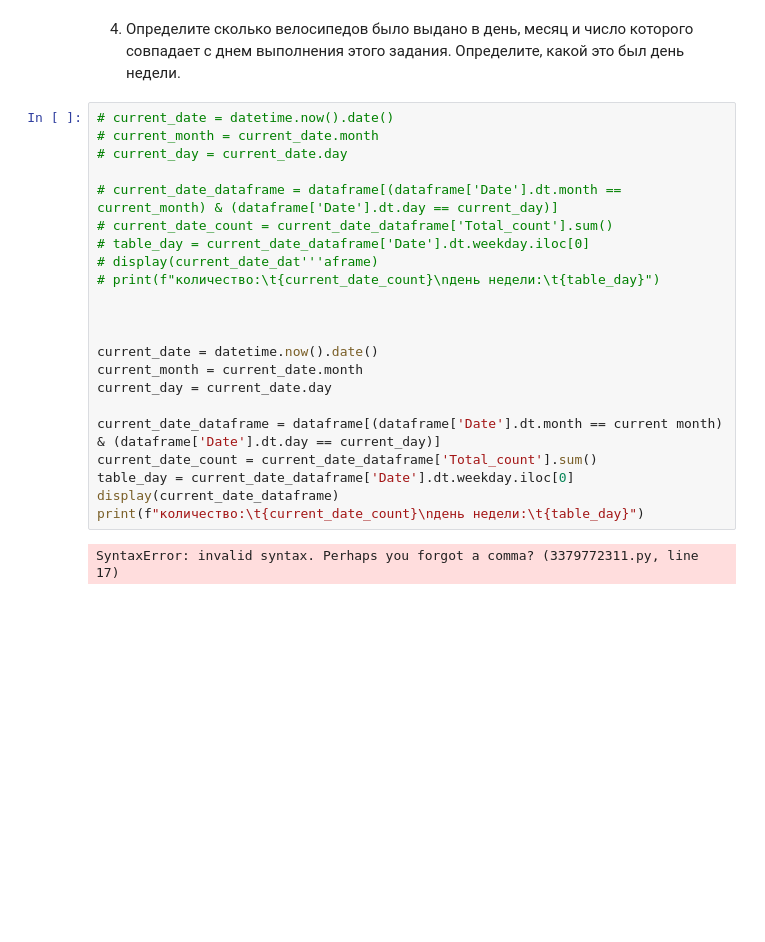
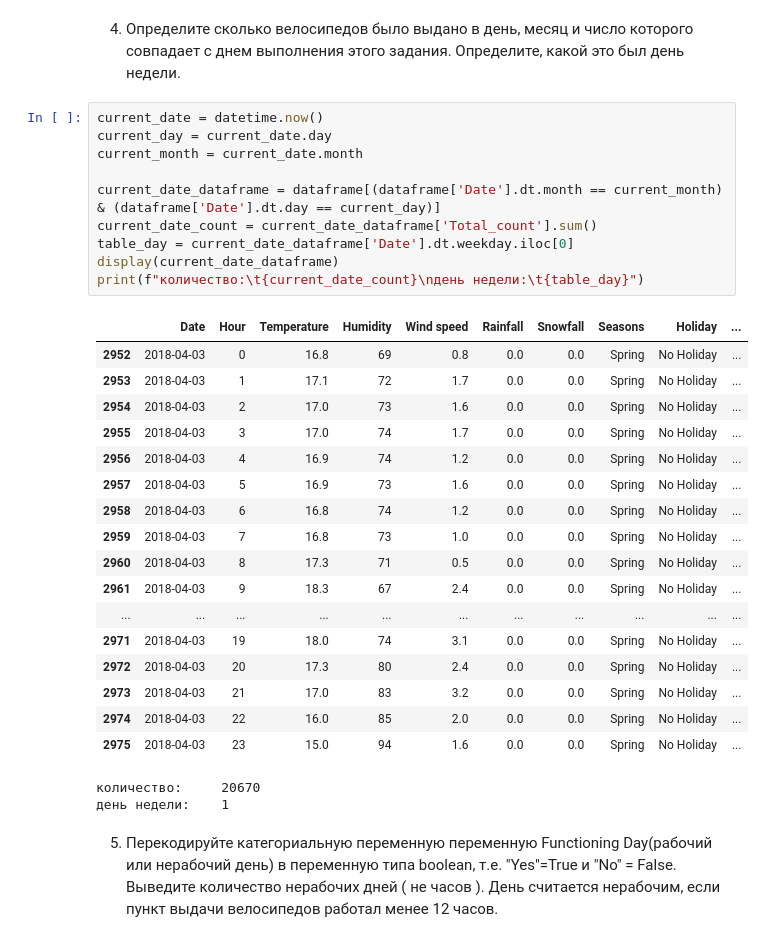
Before and after one commit to Garapace/SMIP, a Jupyter notebook: lab2/main.ipynb, the cells around one changed output. Drawn from its saved outputs; the diff is of its cells as text; blank space fills up the shorter version.

```diff
--- a/lab2/main.ipynb
+++ b/lab2/main.ipynb
@@ -81,26 +81,34 @@ dataframe
 # %% [markdown]
 4) Определите сколько велосипедов было выдано в день, месяц и число которого совпадает с днем выполнения этого задания. Определите, какой это был день недели.
 # %%
-# current_date = datetime.now().date()
-# current_month = current_date.month
-# current_day = current_date.day
+current_date = datetime.now()
+current_day = current_date.day
+current_month = current_date.month
 
-# current_date_dataframe = dataframe[(dataframe['Date'].dt.month == current_month) & (dataframe['Date'].dt.day == current_day)]
-# current_date_count = current_date_dataframe['Total_count'].sum()
-# table_day = current_date_dataframe['Date'].dt.weekday.iloc[0]
-# display(current_date_dat'''aframe)
-# print(f"количество:\t{current_date_count}\nдень недели:\t{table_day}")
-
-
-
-current_date = datetime.now().date()
-current_month = current_date.month
-current_day = current_date.day
-
-current_date_dataframe = dataframe[(dataframe['Date'].dt.month == current month) & (dataframe['Date'].dt.day == current_day)]
+current_date_dataframe = dataframe[(dataframe['Date'].dt.month == current_month) & (dataframe['Date'].dt.day == current_day)]
 current_date_count = current_date_dataframe['Total_count'].sum()
 table_day = current_date_dataframe['Date'].dt.weekday.iloc[0]
 display(current_date_dataframe)
 print(f"количество:\t{current_date_count}\nдень недели:\t{table_day}")
 # %% [output]
+|  | Date | Hour | Temperature | Humidity | Wind speed | Rainfall | Snowfall | Seasons | Holiday | ... |
+| 2952 | 2018-04-03 | 0 | 16.8 | 69 | 0.8 | 0.0 | 0.0 | Spring | No Holiday | ... |
+| 2953 | 2018-04-03 | 1 | 17.1 | 72 | 1.7 | 0.0 | 0.0 | Spring | No Holiday | ... |
+| 2954 | 2018-04-03 | 2 | 17.0 | 73 | 1.6 | 0.0 | 0.0 | Spring | No Holiday | ... |
+| 2955 | 2018-04-03 | 3 | 17.0 | 74 | 1.7 | 0.0 | 0.0 | Spring | No Holiday | ... |
+| 2956 | 2018-04-03 | 4 | 16.9 | 74 | 1.2 | 0.0 | 0.0 | Spring | No Holiday | ... |
+| 2957 | 2018-04-03 | 5 | 16.9 | 73 | 1.6 | 0.0 | 0.0 | Spring | No Holiday | ... |
+| 2958 | 2018-04-03 | 6 | 16.8 | 74 | 1.2 | 0.0 | 0.0 | Spring | No Holiday | ... |
+| 2959 | 2018-04-03 | 7 | 16.8 | 73 | 1.0 | 0.0 | 0.0 | Spring | No Holiday | ... |
+| 2960 | 2018-04-03 | 8 | 17.3 | 71 | 0.5 | 0.0 | 0.0 | Spring | No Holiday | ... |
+| 2961 | 2018-04-03 | 9 | 18.3 | 67 | 2.4 | 0.0 | 0.0 | Spring | No Holiday | ... |
+| ... | ... | ... | ... | ... | ... | ... | ... | ... | ... | ... |
+| 2971 | 2018-04-03 | 19 | 18.0 | 74 | 3.1 | 0.0 | 0.0 | Spring | No Holiday | ... |
+| 2972 | 2018-04-03 | 20 | 17.3 | 80 | 2.4 | 0.0 | 0.0 | Spring | No Holiday | ... |
+| 2973 | 2018-04-03 | 21 | 17.0 | 83 | 3.2 | 0.0 | 0.0 | Spring | No Holiday | ... |
+| 2974 | 2018-04-03 | 22 | 16.0 | 85 | 2.0 | 0.0 | 0.0 | Spring | No Holiday | ... |
+| 2975 | 2018-04-03 | 23 | 15.0 | 94 | 1.6 | 0.0 | 0.0 | Spring | No Holiday | ... |
-SyntaxError: invalid syntax. Perhaps you forgot a comma? (3379772311.py, line 17)
+количество:     20670
+день недели:    1
+# %% [markdown]
+5) Перекодируйте категориальную переменную переменную Functioning Day(рабочий или нерабочий день) в переменную типа boolean, т.е. "Yes"=True и "No" = False. Выведите количество нерабочих дней ( не часов ). День считается нерабочим, если пункт выдачи велосипедов работал менее 12 часов.
```
Also changed, not shown: parts of 11 cells of this notebook.
